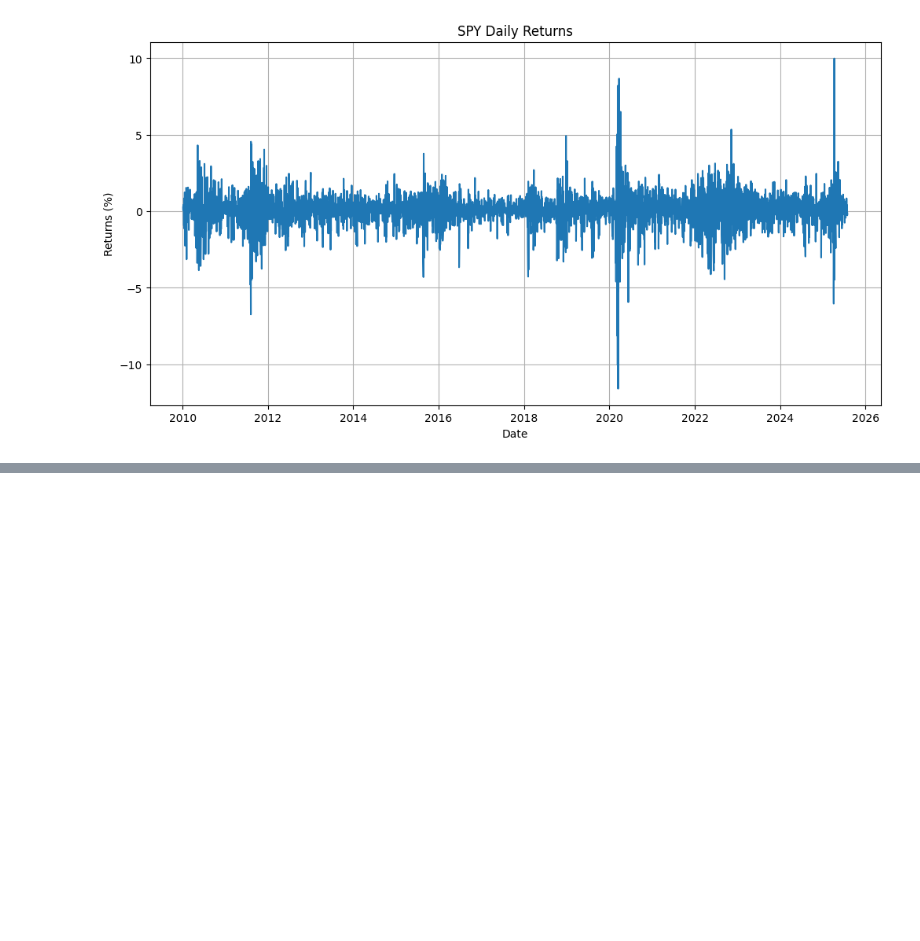
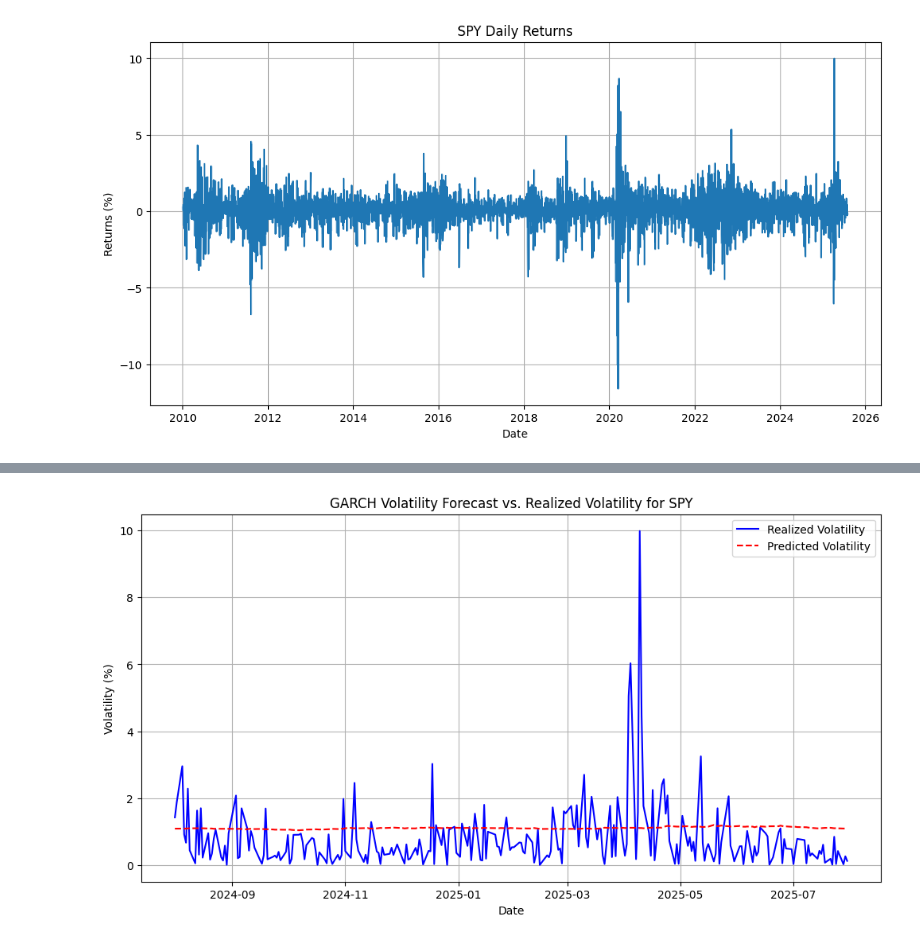
Before and after one commit to jhenningsen/GARCH, a Jupyter notebook: GARCH_SPY.ipynb, the cells around one changed output, grey strips where cells are left out. Cells and saved outputs as stored; diff of their text form; code cells hidden in the pictures; blank space fills up the shorter version.

```diff
--- a/GARCH_SPY.ipynb
+++ b/GARCH_SPY.ipynb
@@ -124,0 +138,32 @@ Covariance estimator: robust
+# %%
+# Use the trained model to forecast the conditional variance for the test period
+num_test_obs = len(test_returns)
+
+# Forecast the conditional variance
+forecasts = res_train.forecast(horizon=num_test_obs, method='simulation', reindex=False)
+
+# Extract the predicted conditional variance
+predicted_variance = forecasts.variance.dropna().iloc[0]
+
+# Take the square root to get the predicted standard deviation (volatility)
+predicted_volatility = np.sqrt(predicted_variance)
+
+# Align the index of the predicted volatility with the index of the test data.
+# This ensures that both series can be plotted on the same time-based x-axis.
+predicted_volatility.index = test_returns.index
+
+# Get the realized volatility from the test set
+realized_volatility = np.abs(test_returns)
+
+# Plot the results
+plt.figure(figsize=(12, 6))
+plt.plot(realized_volatility, label='Realized Volatility', color='blue')
+plt.plot(predicted_volatility, label='Predicted Volatility', color='red', linestyle='--')
+plt.title(f'GARCH Volatility Forecast vs. Realized Volatility for {ticker}')
+plt.ylabel('Volatility (%)')
+plt.xlabel('Date')
+plt.legend()
+plt.grid(True)
+plt.show()
+# %% [output]
+[figure, added]
```
Also changed, not shown: parts of 2 cells of this notebook.
